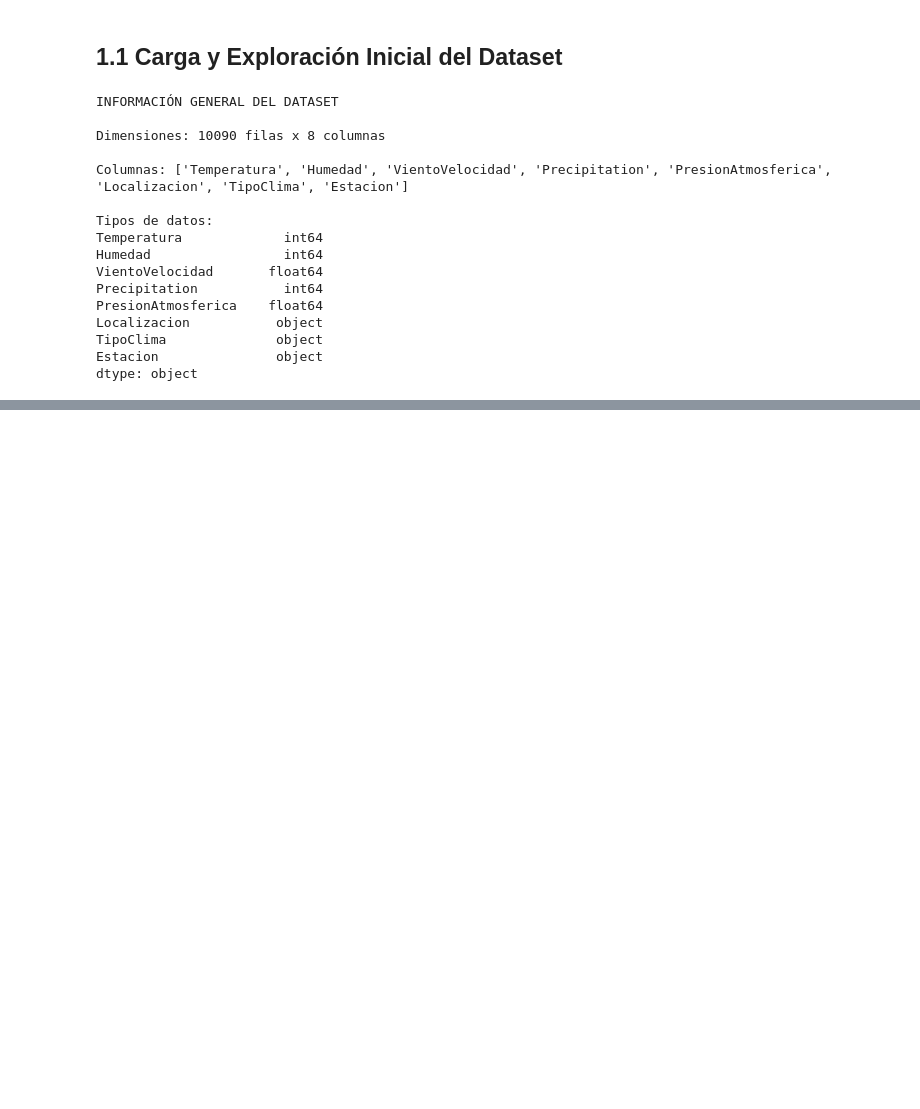
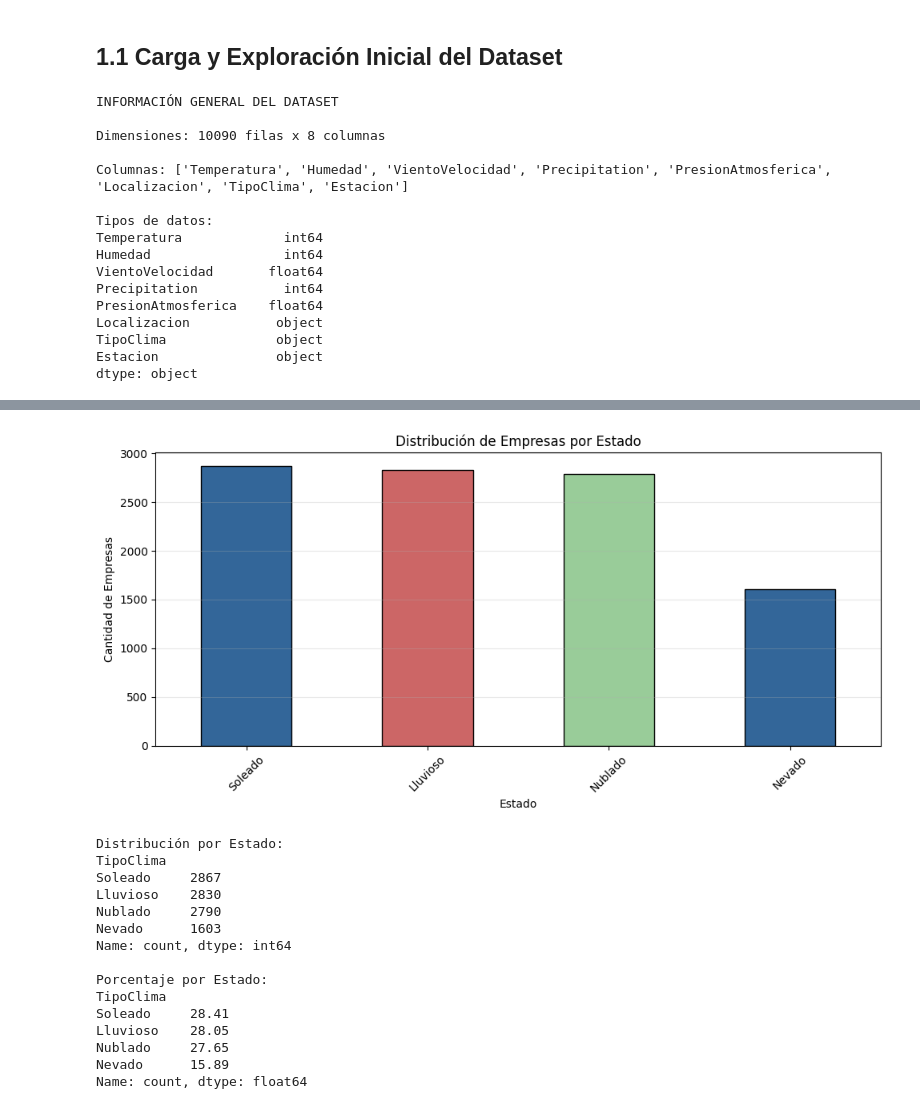
Before and after one commit to Fabrote/season-classifier, a Jupyter notebook: MD-TP3_TAPIA-PALACIO.ipynb, the cells around one changed output, grey strips where cells are left out. Drawn from its saved outputs; the diff is of its cells as text; code cells hidden in the pictures; blank space fills up the shorter version.

```diff
--- a/MD-TP3_TAPIA-PALACIO.ipynb
+++ b/MD-TP3_TAPIA-PALACIO.ipynb
@@ -56,0 +197,36 @@ dtype: object
+# %%
+conteo_estados = estaciones['TipoClima'].value_counts()
+
+paleta = ['#336699', '#CC6666', '#99CC99']
+
+plt.figure(figsize=(10, 5))
+conteo_estados.plot(kind='bar', color= paleta, edgecolor='black')
+plt.xlabel('Estado')
+plt.ylabel('Cantidad de Empresas')
+plt.title('Distribución de Empresas por Estado')
+plt.xticks(rotation=45)
+plt.grid(True, alpha=0.3, axis='y')
+plt.tight_layout()
+plt.show()
+
+print("\nDistribución por Estado:")
+print(conteo_estados)
+print(f"\nPorcentaje por Estado:")
+print((conteo_estados / len(estaciones) * 100).round(2))
+# %% [output]
+[figure, added]
+Distribución por Estado:
+TipoClima
+Soleado     2867
+Lluvioso    2830
+Nublado     2790
+Nevado      1603
+Name: count, dtype: int64
+
+Porcentaje por Estado:
+TipoClima
+Soleado     28.41
+Lluvioso    28.05
+Nublado     27.65
+Nevado      15.89
+Name: count, dtype: float64
```
Also changed, not shown: parts of 11 cells of this notebook.
